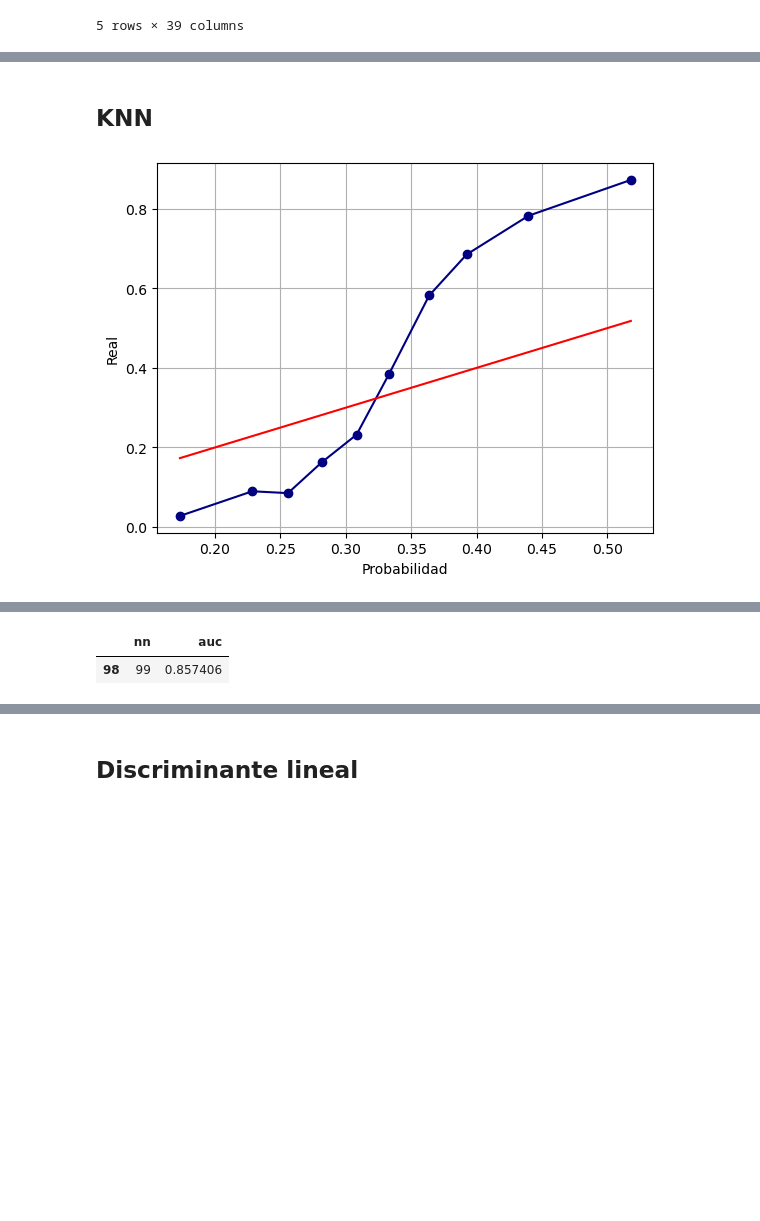
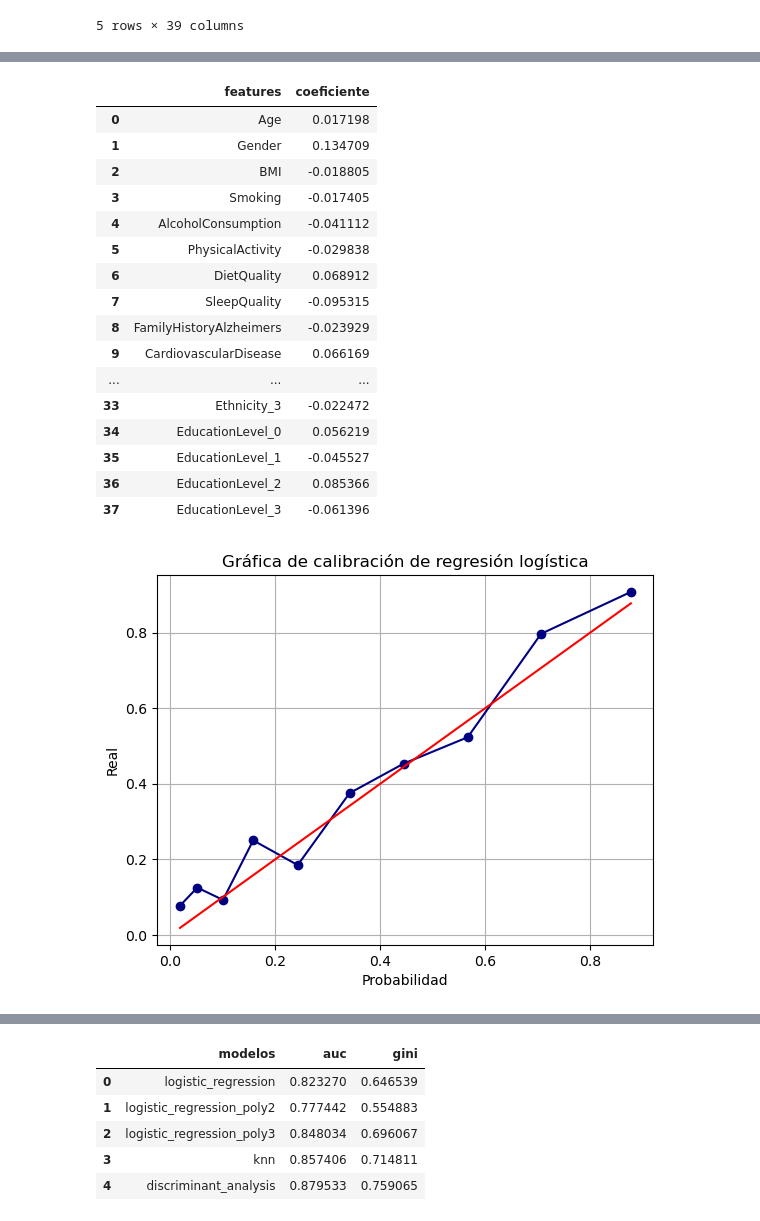
Before and after one commit to LuisMB09/lab_aprendizaje_estadistico, a Jupyter notebook: Tarea_5_classification.ipynb, the cells around one changed output, grey strips where cells are left out. Saved outputs shown, nothing was run; the diff lists cells and outputs as text; code cells hidden in the pictures; blank space fills up the shorter version.

```diff
--- a/Tarea_5_classification.ipynb
+++ b/Tarea_5_classification.ipynb
@@ -187,6 +157,21 @@ Gini: 0.6960672090266138
-# %% [markdown]
-## KNN
 # %%
-models.knn_classification()
+models.run_models()
 # %% [output]
+|  | features | coeficiente |
+| 0 | Age | 0.017198 |
+| 1 | Gender | 0.134709 |
+| 2 | BMI | -0.018805 |
+| 3 | Smoking | -0.017405 |
+| 4 | AlcoholConsumption | -0.041112 |
+| 5 | PhysicalActivity | -0.029838 |
+| 6 | DietQuality | 0.068912 |
+| 7 | SleepQuality | -0.095315 |
+| 8 | FamilyHistoryAlzheimers | -0.023929 |
+| 9 | CardiovascularDisease | 0.066169 |
+| ... | ... | ... |
+| 33 | Ethnicity_3 | -0.022472 |
+| 34 | EducationLevel_0 | 0.056219 |
+| 35 | EducationLevel_1 | -0.045527 |
+| 36 | EducationLevel_2 | 0.085366 |
+| 37 | EducationLevel_3 | -0.061396 |
-[figure, old version]
+[figure, new version]
@@ -194,2 +178,0 @@ models.knn_classification()
-|  | nn | auc |
-| 98 | 99 | 0.857406 |
@@ -196,2 +187,6 @@ models.knn_classification()
+|  | modelos | auc | gini |
+| 0 | logistic_regression | 0.823270 | 0.646539 |
+| 1 | logistic_regression_poly2 | 0.777442 | 0.554883 |
+| 2 | logistic_regression_poly3 | 0.848034 | 0.696067 |
+| 3 | knn | 0.857406 | 0.714811 |
+| 4 | discriminant_analysis | 0.879533 | 0.759065 |
-# %% [markdown]
-## Discriminante lineal
```
Also changed, not shown: parts of 9 cells of this notebook.
